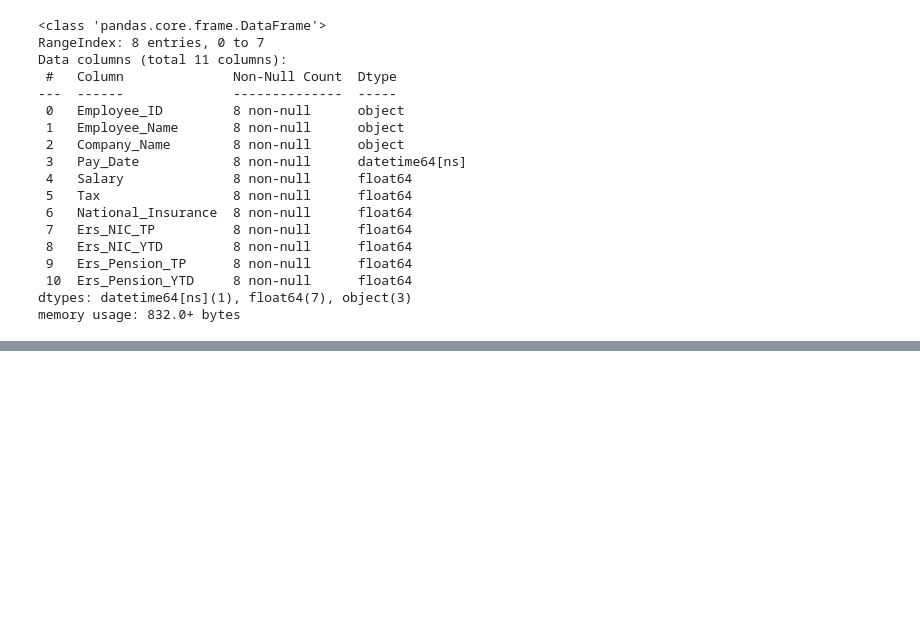
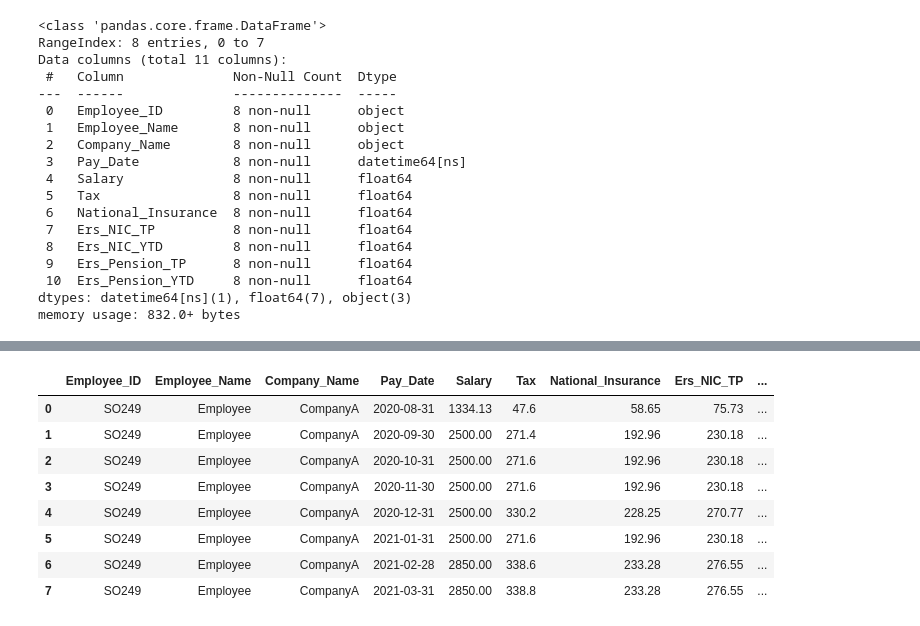
Before and after one commit to WhySeeYC/reference_app, a Jupyter notebook: fYnanCe/PyFinance.ipynb, the cells around one changed output, grey strips where cells are left out. Drawn from its saved outputs; the diff is of its cells as text; code cells hidden in the pictures; blank space fills up the shorter version.

```diff
--- a/fYnanCe/PyFinance.ipynb
+++ b/fYnanCe/PyFinance.ipynb
@@ -620,3 +598,63 @@ df[ ["Tax", "National_Insurance"] ].plot.pie(y = df["Salary"])
 # %%
 plt.pie(df.Salary[0], df.Tax[0])
 # Pie chart won't make much sense
+# %%
+# Demo
+file = "/Users/YC/Work_Repo/fYnanCe/8pages.pdf"
+
+with pdfplumber.open(file) as pdf:
+    extractPage = pdf.pages
+
+    holder = []
+    for i in range(len(extractPage)):
+        PT = extractPage[i].extract_text()
+        PT2 = unicodedata.normalize("NFKD",PT)
+        PT3 = PT2.replace("\xad", "").replace(",", "")
+
+        employ_re = re.compile(r"(SO\S\d+)(.*)(Perspectum.*)")
+        PayDate_re = re.compile(r"(Date: )(\d{2}/\d{2}/\d{4})")
+        Salary_re = re.compile(r"(Salary)(\s)(\d+.\d+)")
+        BackPay_re = re.compile(r"(Back Pay)(\s)(\d+.\d+)")
+        Tax_re = re.compile(r"(Tax)(\s)(\d+.\d+)")
+        NI_re = re.compile(r"(National Insurance)(\s)(\d+.\d+)")
+        ErsNICTP_re = re.compile(r"(Ers NIC TP:)(\d+.\d+)")
+        ErsNICYTD_re = re.compile(r"(Ers NIC YTD:)(\s)(\d+.\d+)")
+        ErsPensionTP_re = re.compile(r"(Ers Pension TP:)(\s)(\d+.\d+)")
+        ErsPensionYTD_re = re.compile(r"(Ers Pension YTD:)(\s)(\d+.\d+)")
+
+
+        Line = namedtuple("Employment", "Employee_ID, Employee_Name, Company_Name, Pay_Date, Salary, Tax, National_Insurance, Ers_NIC_TP, Ers_NIC_YTD, Ers_Pension_TP, Ers_Pension_YTD")
+        emp = employ_re.search(PT3)
+        Employee_ID = employ_re.search(PT3).group(1)
+        Employee_Name = employ_re.search(PT3).group(2)
+        Company_Name = employ_re.search(PT3).group(3)
+        Pay_Date = PayDate_re.search(PT3).group(2)
+        Salary = Salary_re.search(PT3).group(3)
+        Tax = Tax_re.search(PT3).group(3)
+        National_Insurance = NI_re.search(PT3).group(3)
+
+        Ers_NIC_TP = ErsNICTP_re.search(PT3).group(2)
+        Ers_NIC_YTD = ErsNICYTD_re.search(PT3).group(3)
+        Ers_Pension_TP = ErsPensionTP_re.search(PT3).group(3)
+        Ers_Pension_YTD = ErsPensionYTD_re.search(PT3).group(3)
+
+        holder.append(Line(Employee_ID, Employee_Name, Company_Name, Pay_Date, Salary, Tax, National_Insurance, Ers_NIC_TP, Ers_NIC_YTD, Ers_Pension_TP, Ers_Pension_YTD))
+
+df = pd.DataFrame(holder)
+df["Pay_Date"] = pd.to_datetime(df["Pay_Date"])
+df["Employee_Name"] = ("Employee")
+df["Company_Name"] = ("CompanyA")
+
+for col in df.columns[4:]:
+     df[col] = pd.to_numeric(df[col])
+df
+# %% [output]
+|  | Employee_ID | Employee_Name | Company_Name | Pay_Date | Salary | Tax | National_Insurance | Ers_NIC_TP | ... |
+| 0 | SO249 | Employee | CompanyA | 2020-08-31 | 1334.13 | 47.6 | 58.65 | 75.73 | ... |
+| 1 | SO249 | Employee | CompanyA | 2020-09-30 | 2500.00 | 271.4 | 192.96 | 230.18 | ... |
+| 2 | SO249 | Employee | CompanyA | 2020-10-31 | 2500.00 | 271.6 | 192.96 | 230.18 | ... |
+| 3 | SO249 | Employee | CompanyA | 2020-11-30 | 2500.00 | 271.6 | 192.96 | 230.18 | ... |
+| 4 | SO249 | Employee | CompanyA | 2020-12-31 | 2500.00 | 330.2 | 228.25 | 270.77 | ... |
+| 5 | SO249 | Employee | CompanyA | 2021-01-31 | 2500.00 | 271.6 | 192.96 | 230.18 | ... |
+| 6 | SO249 | Employee | CompanyA | 2021-02-28 | 2850.00 | 338.6 | 233.28 | 276.55 | ... |
+| 7 | SO249 | Employee | CompanyA | 2021-03-31 | 2850.00 | 338.8 | 233.28 | 276.55 | ... |
```
Also changed, not shown: parts of 24 cells of this notebook, 5 other files.
